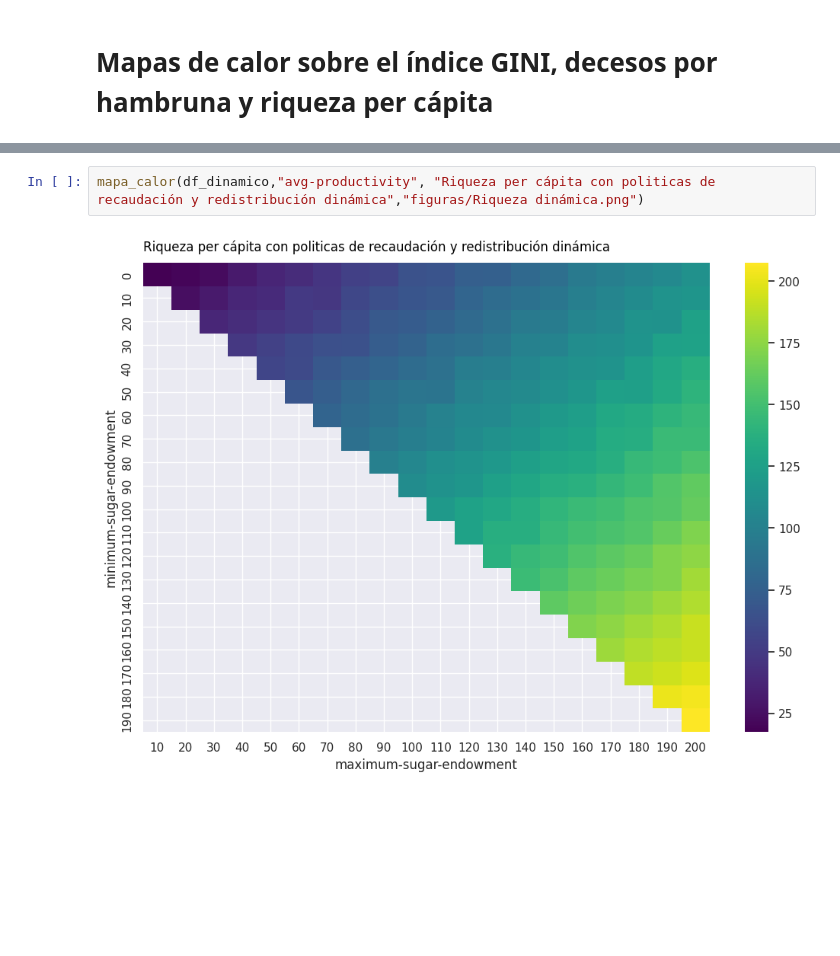
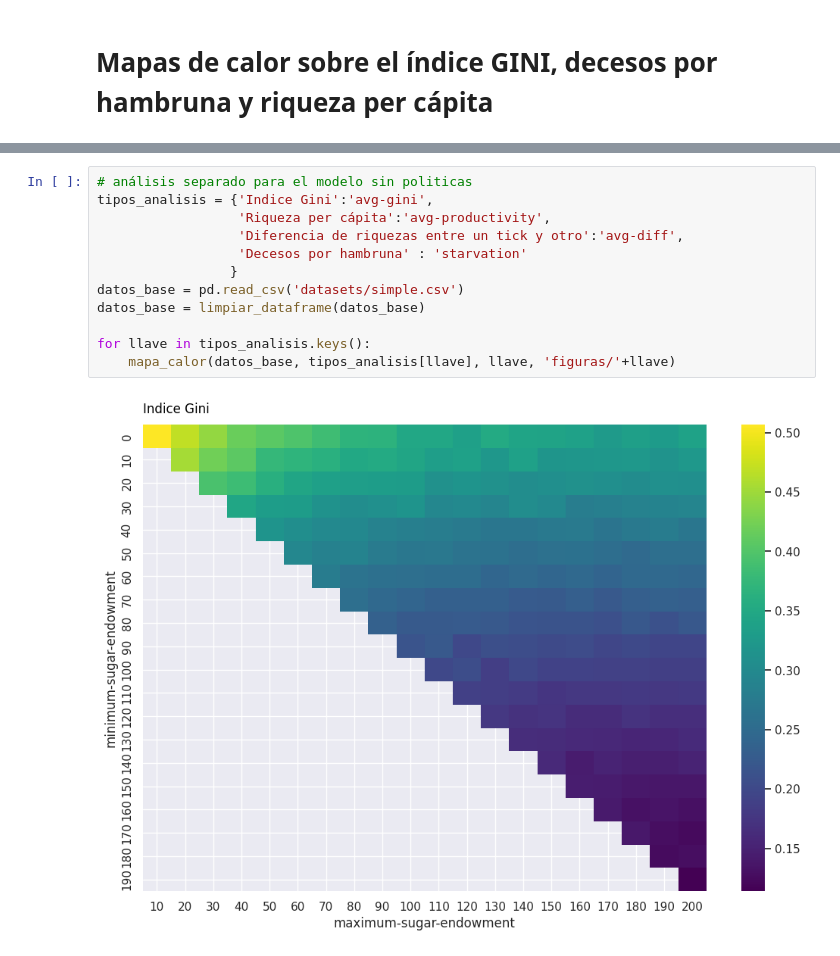
Before and after one commit to Aruroo/SugarScape, a Jupyter notebook: Analisis/AnalisisSugarScape.ipynb, the cells around one changed output, grey strips where cells are left out. Saved outputs shown, nothing was run; the diff lists cells and outputs as text; blank space fills up the shorter version.

Commit message:
Analisis preliminar de politicas

```diff
--- a/Analisis/AnalisisSugarScape.ipynb
+++ b/Analisis/AnalisisSugarScape.ipynb
@@ -253,4 +38,14 @@ mapa_calor(df_dinamico,"starvation", "Decesos por hambruna con politicas de reca
-# %%
-mapa_calor(df_dinamico,"avg-productivity", "Riqueza per cápita con politicas de recaudación y redistribución dinámica","figuras/Riqueza dinámica.png")
-# %% [output]
-[figure, removed]
+# %%
+# análisis separado para el modelo sin politicas
+tipos_analisis = {'Indice Gini':'avg-gini',
+                  'Riqueza per cápita':'avg-productivity',
+                  'Diferencia de riquezas entre un tick y otro':'avg-diff',
+                  'Decesos por hambruna' : 'starvation'
+                 }
+datos_base = pd.read_csv('datasets/simple.csv')
+datos_base = limpiar_dataframe(datos_base)
+
+for llave in tipos_analisis.keys():
+    mapa_calor(datos_base, tipos_analisis[llave], llave, 'figuras/'+llave)
+# %% [output]
+[figure, added]
```
Also changed, not shown: parts of 42 cells of this notebook, 7 other files.
